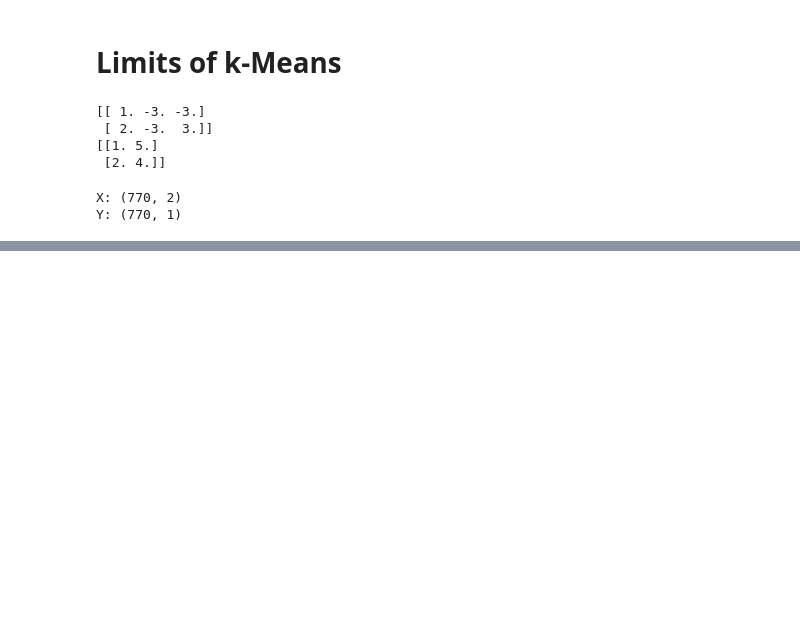
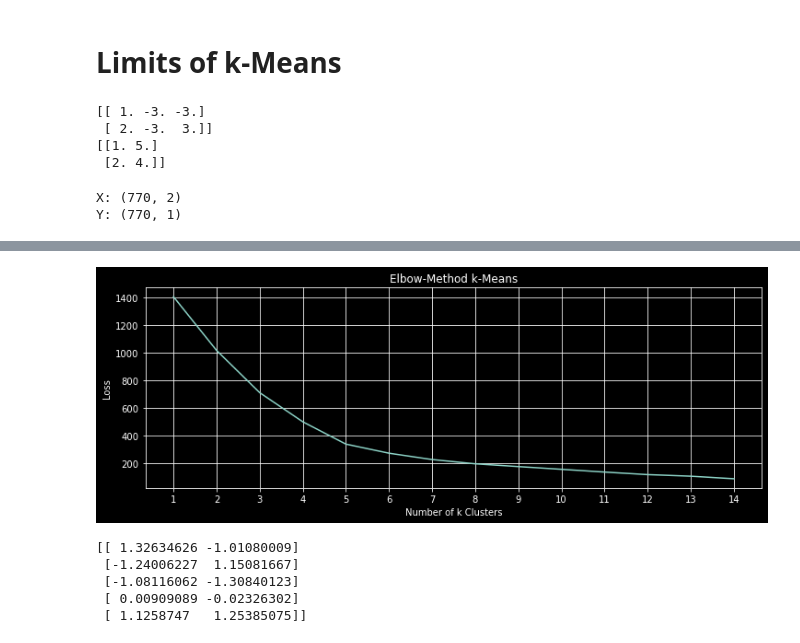
Before and after one commit to Timgrau/Machinelearning, a Jupyter notebook: Clustering/k-Means-limit.ipynb, the cells around one changed output, grey strips where cells are left out. Cells and saved outputs as stored; diff of their text form; code cells hidden in the pictures; blank space fills up the shorter version.

Commit message:
k-Means-limit

```diff
--- a/Clustering/k-Means-limit.ipynb
+++ b/Clustering/k-Means-limit.ipynb
@@ -62,0 +63,20 @@ plt.show()
+# %%
+# Elbow method
+loss = []
+for k in range(1, 15):
+    kmeans = KMeans(n_clusters=k)
+    kmeans.fit(X_target)
+    loss.append(kmeans.inertia_)
+
+
+plt.figure(figsize=(12, 4))
+plt.plot(range(1, 15), loss)
+plt.xticks(range(1, 15))
+plt.xlabel("Number of k Clusters")
+plt.title("Elbow-Method k-Means")
+plt.ylabel("Loss")
+plt.grid()
+#plt.savefig("elbow-tetra.pdf", dpi = 300, bbox_inches="tight")
+plt.show()
+# %% [output]
+[figure, added]
@@ -64,0 +98,15 @@ plt.show()
+# %%
+centroids_5 = kmeans_5.cluster_centers_
+Y_kmean_5 = kmeans_5.labels_
+Y_kmean_5 += 1
+
+print(centroids_5)
+centroids_14 = kmeans_14.cluster_centers_
+Y_kmean_14 = kmeans_14.labels_
+Y_kmean_14 += 1
+# %% [output]
+[[ 1.32634626 -1.01080009]
+ [-1.24006227  1.15081667]
+ [-1.08116062 -1.30840123]
+ [ 0.00909089 -0.02326302]
+ [ 1.1258747   1.25385075]]
```
Also changed, not shown: parts of 5 cells of this notebook, 3 other files.
